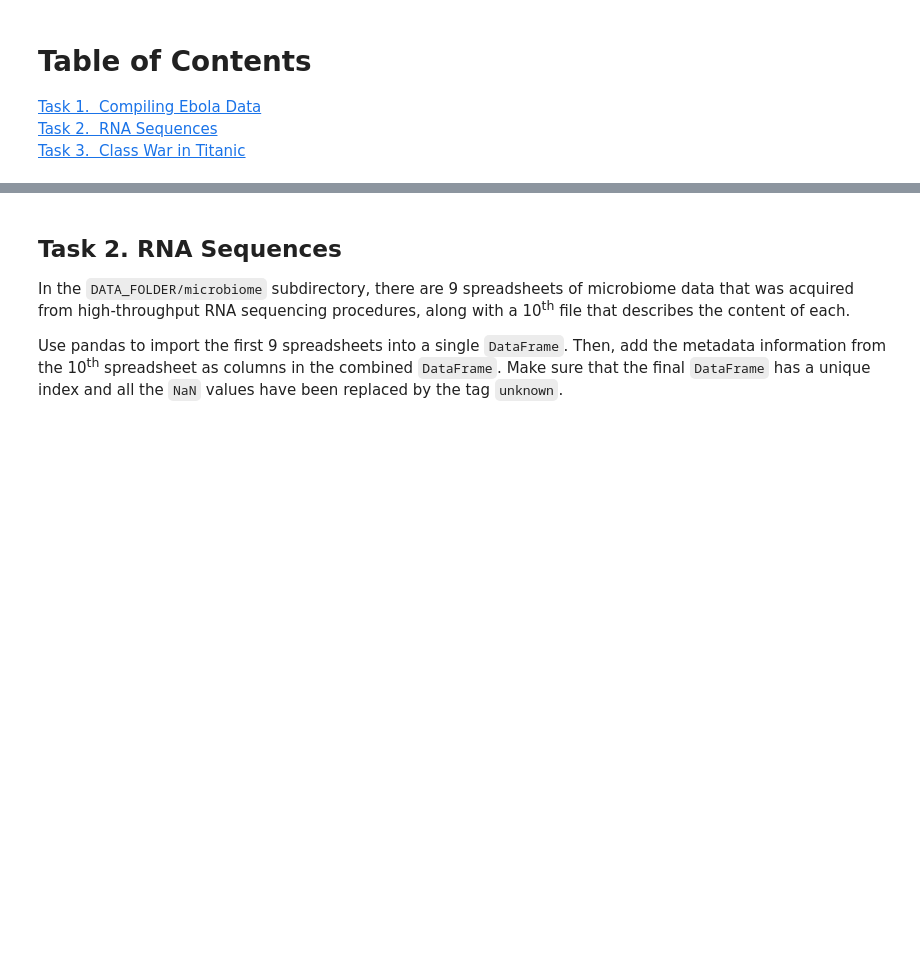
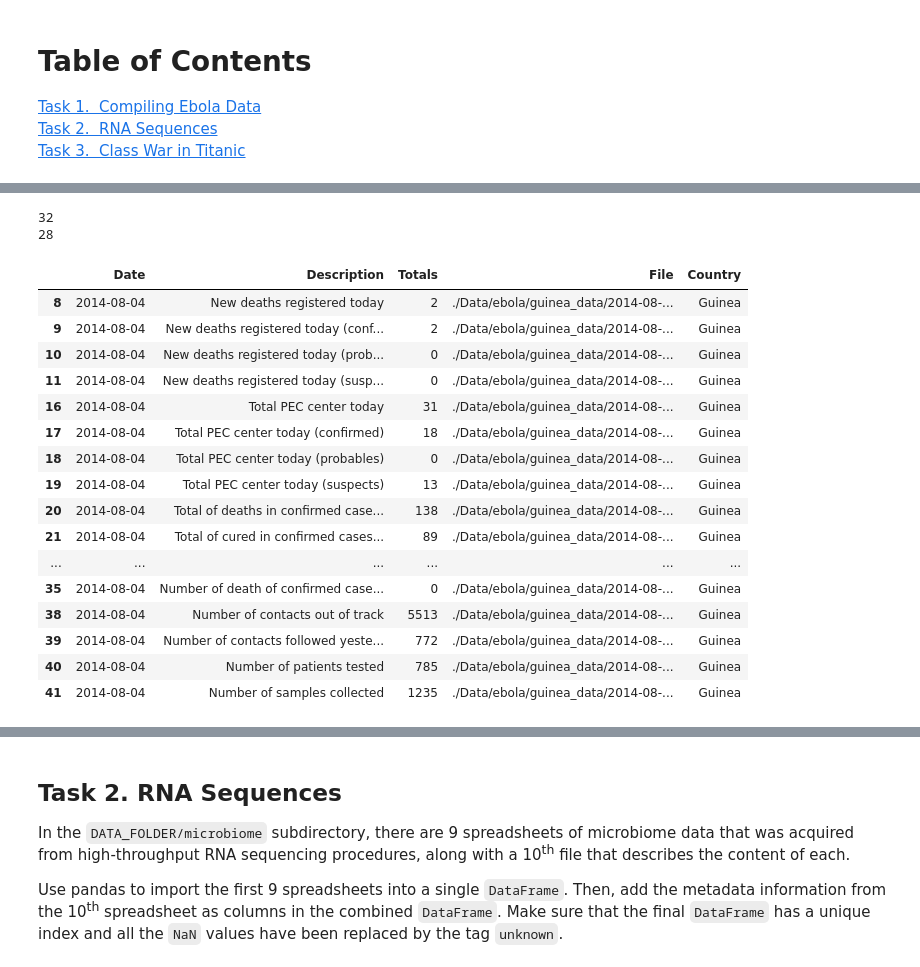
Before and after one commit to brunebastide/ADA, a Jupyter notebook: 01 - Pandas and Data Wrangling/Homework 1.ipynb, the cells around one changed output, grey strips where cells are left out. Cells and saved outputs as stored; diff of their text form; code cells hidden in the pictures; blank space fills up the shorter version.

Commit message:
Start task 1

```diff
--- a/01 - Pandas and Data Wrangling/Homework 1.ipynb
+++ b/01 - Pandas and Data Wrangling/Homework 1.ipynb
@@ -45,0 +101,28 @@ files_for_country(countries[0])
+# %%
+# We already checked the Description in 2014-08-26 and other file, check missing Description
+common_desc = ['New cases of suspects', 'New cases of probables', 'New cases of confirmed', 'Total new cases registered so far', 'Total cases of suspects', 'Total cases of probables', 'Total cases of confirmed', 'Cumulative (confirmed + probable + suspects)', 'Total suspected non-class cases', 'New deaths registered', 'Total deaths of suspects', 'Total deaths of probables', 'Total deaths of confirmed', 'Total deaths (confirmed + probables + suspects)', 'Fatality rate for confirmed and probables', 'New cases of confirmed among health workers', 'Total case of confirmed among health workers', 'New deaths registered among health workers', 'Total deaths registered among health workers', 'New admits to CTE so far', 'Total number of hospitalized cases in CTE', 'Total number of exits from CTE', 'Total number of admissions to CTE', 'New contacts registered so far', 'Total contacts registered from start date', 'Number of contacts to follow today', 'Number of contacts followed today', 'Number of contacts out of the track 21 days', 'Number of contacts lost to follow up', 'Number of samples collected today', 'Number of samples under test', 'Total samples tested']
+print(len(common_desc))
+other_desc = guinea.query('Description not in @common')
+print(len(other_desc))
+other_desc
+# We notice that only 2014-08-04 has extra fields
+# %% [output]
+32
+28
+|  | Date | Description | Totals | File | Country |
+| 8 | 2014-08-04 | New deaths registered today | 2 | ./Data/ebola/guinea_data/2014-08-... | Guinea |
+| 9 | 2014-08-04 | New deaths registered today (conf... | 2 | ./Data/ebola/guinea_data/2014-08-... | Guinea |
+| 10 | 2014-08-04 | New deaths registered today (prob... | 0 | ./Data/ebola/guinea_data/2014-08-... | Guinea |
+| 11 | 2014-08-04 | New deaths registered today (susp... | 0 | ./Data/ebola/guinea_data/2014-08-... | Guinea |
+| 16 | 2014-08-04 | Total PEC center today | 31 | ./Data/ebola/guinea_data/2014-08-... | Guinea |
+| 17 | 2014-08-04 | Total PEC center today (confirmed) | 18 | ./Data/ebola/guinea_data/2014-08-... | Guinea |
+| 18 | 2014-08-04 | Total PEC center today (probables) | 0 | ./Data/ebola/guinea_data/2014-08-... | Guinea |
+| 19 | 2014-08-04 | Total PEC center today (suspects) | 13 | ./Data/ebola/guinea_data/2014-08-... | Guinea |
+| 20 | 2014-08-04 | Total of deaths in confirmed case... | 138 | ./Data/ebola/guinea_data/2014-08-... | Guinea |
+| 21 | 2014-08-04 | Total of cured in confirmed cases... | 89 | ./Data/ebola/guinea_data/2014-08-... | Guinea |
+| ... | ... | ... | ... | ... | ... |
+| 35 | 2014-08-04 | Number of death of confirmed case... | 0 | ./Data/ebola/guinea_data/2014-08-... | Guinea |
+| 38 | 2014-08-04 | Number of contacts out of track | 5513 | ./Data/ebola/guinea_data/2014-08-... | Guinea |
+| 39 | 2014-08-04 | Number of contacts followed yeste... | 772 | ./Data/ebola/guinea_data/2014-08-... | Guinea |
+| 40 | 2014-08-04 | Number of patients tested | 785 | ./Data/ebola/guinea_data/2014-08-... | Guinea |
+| 41 | 2014-08-04 | Number of samples collected | 1235 | ./Data/ebola/guinea_data/2014-08-... | Guinea |
```
Also changed, not shown: parts of 9 cells of this notebook.
